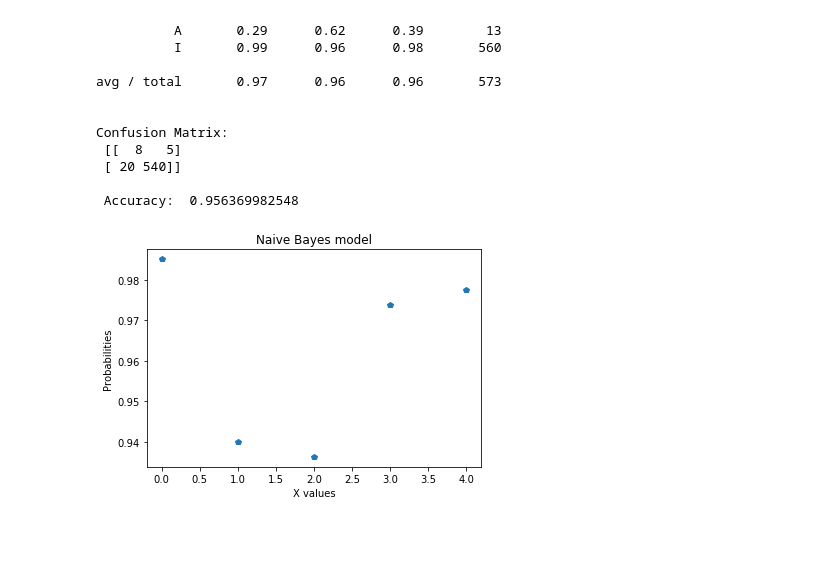
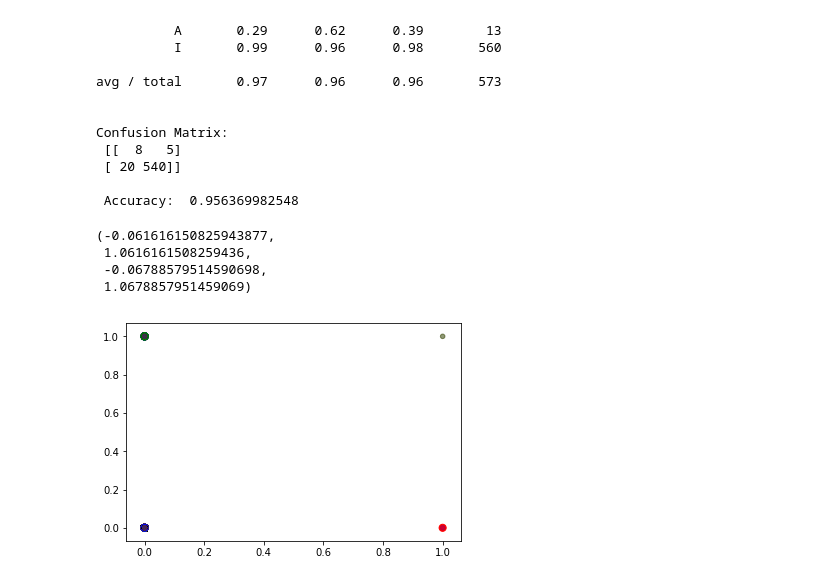
Before and after one commit to suneelnair1/Research_Internship, a Jupyter notebook: Sunil_Nair_Research_Internship_Codeset.ipynb, the cells around one changed output. Drawn from its saved outputs; the diff is of its cells as text; code cells hidden in the pictures; blank space fills up the shorter version.

```diff
--- a/Sunil_Nair_Research_Internship_Codeset.ipynb
+++ b/Sunil_Nair_Research_Internship_Codeset.ipynb
@@ -307,7 +306,7 @@ Y_train=pd.DataFrame(Y_train)
 #Y_train.replace('A',1)
 #list(Y_train)
 
-Y_train.activity[Y_train.activity=='I'] = 0
-Y_train.activity[Y_train.activity=='A'] = 1
+#Y_train.activity[Y_train.activity=='I'] = 0
+#Y_train.activity[Y_train.activity=='A'] = 1
 # %%
 #Y_train=Y_train.values
@@ -417,15 +451,40 @@ Confusion Matrix:
 # %%
 # Plots for Naive Bayes model
 
 from sklearn import cross_validation
+#from matplotlib.colors import ListedColorMap
 
-model_NaiveBayes_CV = cross_validation.cross_val_score(model_NB,X_train,Y_train,cv=5)
-model_NaiveBayes_CV
-plt.title('Naive Bayes model')
-plt.plot(model_NaiveBayes_CV,"p")
-plt.xlabel('X values')
-plt.ylabel('Probabilities')
-plt.legend()
-plt.show()
+#model_NaiveBayes_CV = cross_validation.cross_val_score(model_NB,X_train,Y_train,cv=5)
+#model_NaiveBayes_CV
+#plt.title('Naive Bayes model')
+#plt.plot(model_NaiveBayes_CV,"p")
+#plt.xlabel('X values')
+#plt.ylabel('Probabilities')
+#plt.legend()
+#plt.show()
+
+x=np.array(X_train)
+y=np.array(Y_train)
+x_test = np.array(X_test)
+y_test = np.array(Y_test)
+y_test[y_test=='I'] = 0
+y_test[y_test=='A'] = 1
+
+y[y=='I'] = 0
+y[y=='A'] = 1
+
+preds_NB=np.array(predictions_NB)
+preds_NB[preds_NB=='I'] = 0
+preds_NB[preds_NB=='A'] = 1
+
+colors = ['R','G','B']
+plt.scatter(x[:,0],y,c=colors, s=50,cmap='RdBu')
+lim = plt.axis()
+plt.scatter(y_test,preds_NB,c=colors,s=20,cmap='RdBu', alpha=0.1)
+plt.axis(lim)
 # %% [output]
+(-0.061616150825943877,
+ 1.0616161508259436,
+ -0.06788579514590698,
+ 1.0678857951459069)
-[figure, old version]
+[figure, new version]
```
Also changed, not shown: parts of 20 cells of this notebook.
